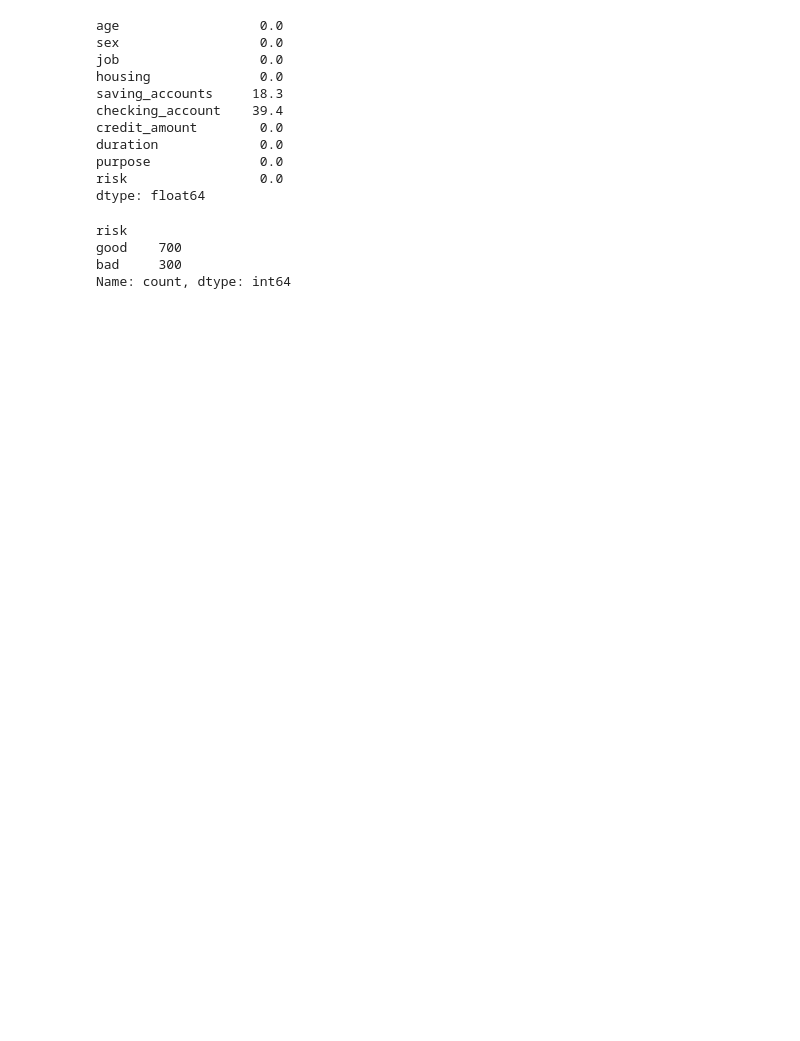
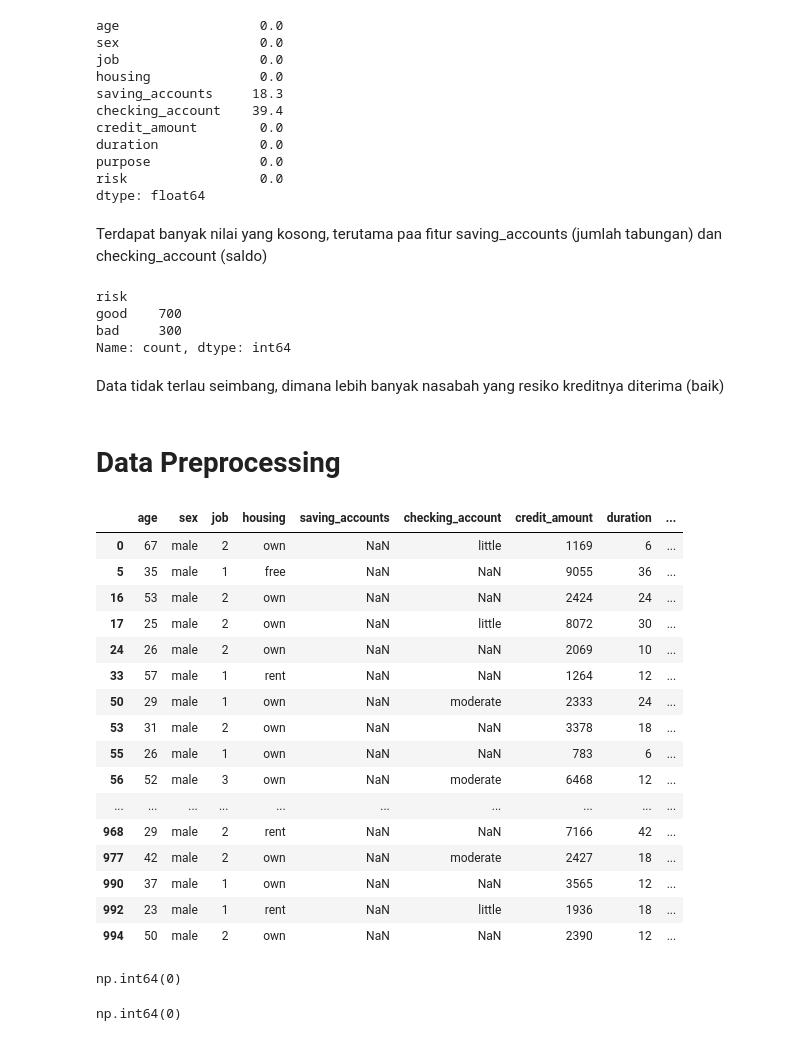
Before and after one commit to rrofiikkk/machine-learning, a Jupyter notebook: credit.ipynb, the cells around one changed output. Cells and saved outputs as stored; diff of their text form; code cells hidden in the pictures; blank space fills up the shorter version.

```diff
--- a/credit.ipynb
+++ b/credit.ipynb
@@ -298,6 +300,8 @@ duration             0.0
 purpose              0.0
 risk                 0.0
 dtype: float64
+# %% [markdown]
+Terdapat banyak nilai yang kosong, terutama paa fitur saving_accounts (jumlah tabungan) dan checking_account (saldo)
 # %%
 df['risk'].value_counts()
 # %% [output]
@@ -305,3 +309,81 @@ risk
 good    700
 bad     300
 Name: count, dtype: int64
+# %% [markdown]
+Data tidak terlau seimbang, dimana lebih banyak nasabah yang resiko kreditnya diterima (baik)
+# %% [markdown]
+# Data Preprocessing
+# %%
+nan_saving_accounts = df[df['saving_accounts'].isna()]
+nan_saving_accounts
+# %% [output]
+|  | age | sex | job | housing | saving_accounts | checking_account | credit_amount | duration | ... |
+| 0 | 67 | male | 2 | own | NaN | little | 1169 | 6 | ... |
+| 5 | 35 | male | 1 | free | NaN | NaN | 9055 | 36 | ... |
+| 16 | 53 | male | 2 | own | NaN | NaN | 2424 | 24 | ... |
+| 17 | 25 | male | 2 | own | NaN | little | 8072 | 30 | ... |
+| 24 | 26 | male | 2 | own | NaN | NaN | 2069 | 10 | ... |
+| 33 | 57 | male | 1 | rent | NaN | NaN | 1264 | 12 | ... |
+| 50 | 29 | male | 1 | own | NaN | moderate | 2333 | 24 | ... |
+| 53 | 31 | male | 2 | own | NaN | NaN | 3378 | 18 | ... |
+| 55 | 26 | male | 1 | own | NaN | NaN | 783 | 6 | ... |
+| 56 | 52 | male | 3 | own | NaN | moderate | 6468 | 12 | ... |
+| ... | ... | ... | ... | ... | ... | ... | ... | ... | ... |
+| 968 | 29 | male | 2 | rent | NaN | NaN | 7166 | 42 | ... |
+| 977 | 42 | male | 2 | own | NaN | moderate | 2427 | 18 | ... |
+| 990 | 37 | male | 1 | own | NaN | NaN | 3565 | 12 | ... |
+| 992 | 23 | male | 1 | rent | NaN | little | 1936 | 18 | ... |
+| 994 | 50 | male | 2 | own | NaN | NaN | 2390 | 12 | ... |
+# %%
+bins = [0, 24, 44, df['age'].max()]
+labels = ['muda', 'dewasa', 'senior']
+df['age_group'] = pd.cut(df['age'], bins=bins, labels=labels, right=True)
+
+# 2. Buat salinan df untuk diisi nanti
+df_filled = df.copy()
+
+# 3. Dapatkan indeks data yang saving_accounts-nya NaN
+nan_idx = df_filled[df_filled['saving_accounts'].isna()].index
+
+# 4. Loop untuk mengisi NaN dengan modus berdasarkan kombinasi
+for idx in nan_idx:
+    row = df_filled.loc[idx]
+    filtered = df_filled[
+        (df_filled['saving_accounts'].notna()) &
+        (df_filled['age_group'] == row['age_group']) &
+        (df_filled['sex'] == row['sex']) &
+        (df_filled['housing'] == row['housing']) &
+        (df_filled['risk'] == row['risk'])
+    ]
+
+    if not filtered.empty:
+        mode_val = filtered['saving_accounts'].mode().iloc[0]
+        df_filled.at[idx, 'saving_accounts'] = mode_val
+
+# Cek hasil
+df_filled['saving_accounts'].isna().sum()
+# %% [output]
+np.int64(0)
+# %%
+# 3. Dapatkan indeks data yang checking_account-nya NaN
+nan_idx = df_filled[df_filled['checking_account'].isna()].index
+
+# 4. Loop untuk mengisi NaN dengan modus berdasarkan kombinasi
+for idx in nan_idx:
+    row = df_filled.loc[idx]
+    filtered = df_filled[
+        (df_filled['saving_accounts'].notna()) &
+        (df_filled['age_group'] == row['age_group']) &
+        (df_filled['sex'] == row['sex']) &
+        (df_filled['housing'] == row['housing']) &
+        (df_filled['risk'] == row['risk'])
+    ]
+
+    if not filtered.empty:
+        mode_val = filtered['checking_account'].mode().iloc[0]
+        df_filled.at[idx, 'checking_account'] = mode_val
+
+# Cek hasil
+df_filled['checking_account'].isna().sum()
+# %% [output]
+np.int64(0)
```
Also changed, not shown: parts of 21 cells of this notebook.
